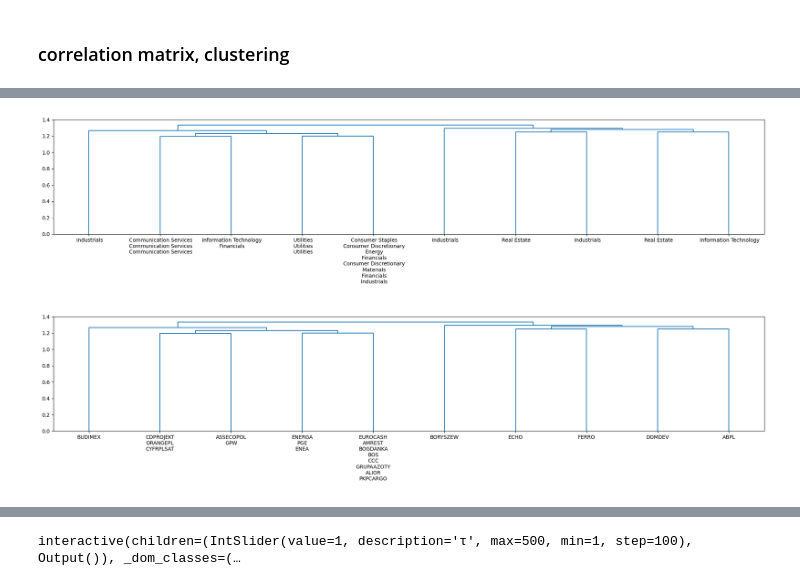
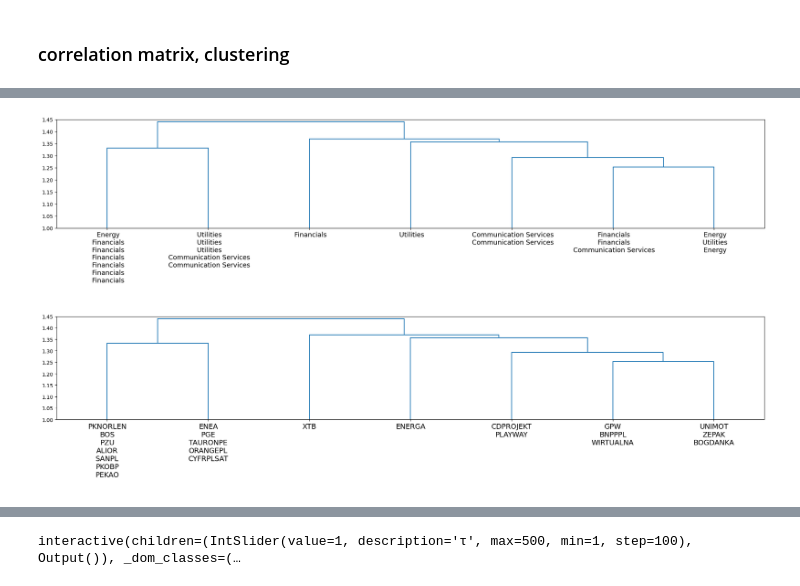
Before and after one commit to megi2601/physics_masters, a Jupyter notebook: code/stationary_correlations.ipynb, the cells around one changed output, grey strips where cells are left out. Saved outputs shown, nothing was run; the diff lists cells and outputs as text; code cells hidden in the pictures.

```diff
--- a/code/stationary_correlations.ipynb
+++ b/code/stationary_correlations.ipynb
@@ -151,18 +148,16 @@ np.float64(0.08671561134829853)
 m_df = merged_df.copy()
 m_df = m_df.ffill() # only several na's to be removed - fill in with previous values
 
-for name in m_df.columns[1:]:
-    m_df[name+'_Close'] = m_df[name]
-    m_df[name+'_logClose'] =np.log(m_df[name])
-    diff = m_df[name+'_logClose'].diff()
-    m_df[name+'_DifflogClose'] = diff
+m_df_log_diff = np.log(m_df).diff().dropna()
 
-    q_low = diff.dropna().quantile(0.001)
-    q_hi  = diff.dropna().quantile(0.999)
+for name in m_df_log_diff.columns:
 
-    m_df.loc[(m_df[name+'_DifflogClose'] > q_hi) | (m_df[name+'_DifflogClose'] < q_low), name+'_DifflogClose'] = np.nan
+    q_low = m_df_log_diff[name].quantile(0.001)
+    q_hi  = m_df_log_diff[name].quantile(0.999)
 
-print(len(m_df))
-m_df = m_df.dropna() #remove first row and outliers
-len(m_df) # final number of time stamps
+    m_df_log_diff.loc[(m_df_log_diff[name] > q_hi) | (m_df_log_diff[name] < q_low), name] = np.nan
+
+print(len(m_df_log_diff))
+m_df_log_diff = m_df_log_diff.dropna() #remove first row and outliers
+len(m_df_log_diff) # final number of time stamps
 # %% [output]
@@ -181,11 +169,10 @@ plt.tight_layout()
 from scipy.cluster.hierarchy import dendrogram, linkage, leaves_list
 from scipy.spatial import distance
 # %%
-difflogcols = [col for col in m_df.columns if 'DifflogClose' in col]
 
-corr = m_df[difflogcols].corr(method='pearson')
+corr = m_df_log_diff.corr(method='pearson')
 
-dist = corr
+dist = 1-corr
 
 condensed_dist = distance.pdist(dist)
 
@@ -216,23 +220,27 @@ def get_labels(leaves, Z, labels, sectors=None):
 # %%
 labs = selected_companies_df['Name'].values
 sects = selected_companies_df['Sector'].values
-p = 3
+p = 7
+fontsize = 14
+mode = 'lastp'
+ylim_b = 1
 
 
 fig, ax = plt.subplots(figsize=(20, 5))
 
-dendro = dendrogram(Z, labels=selected_companies_df['Name'].values, leaf_rotation=90, p=p, truncate_mode='level', no_labels=True)
-plt.xticks(10*np.arange(len(dendro['ivl']))+5, get_labels(dendro['leaves'], Z, labs, sects), rotation=0)
+dendro = dendrogram(Z, labels=selected_companies_df['Name'].values, leaf_rotation=90, p=p, truncate_mode=mode, no_labels=True)
+plt.xticks(10*np.arange(len(dendro['ivl']))+5, get_labels(dendro['leaves'], Z, labs, sects), fontsize = fontsize-1, rotation=0)
 
 plt.tight_layout()
+plt.ylim(ylim_b, 1.45)
 plt.show()
 
 fig, ax = plt.subplots(figsize=(20, 5))
 
-dendro = dendrogram(Z, labels=selected_companies_df['Name'].values, leaf_rotation=90, p=p, truncate_mode='level', no_labels=True)
-plt.xticks(10*np.arange(len(dendro['ivl']))+5, get_labels(dendro['leaves'], Z, labs), rotation=0)
-
+dendro = dendrogram(Z, labels=selected_companies_df['Name'].values, leaf_rotation=90, p=p, truncate_mode=mode, no_labels=True )
+plt.xticks(10*np.arange(len(dendro['ivl']))+5, get_labels(dendro['leaves'], Z, labs), rotation=0, fontsize = fontsize)
+plt.ylim(ylim_b, 1.45)
 plt.tight_layout()
 # %% [output]
-[figure, old version]
+[figure, new version]
-[figure, old version]
+[figure, new version]
```
Also changed, not shown: parts of 15 cells of this notebook, 4 other files.
